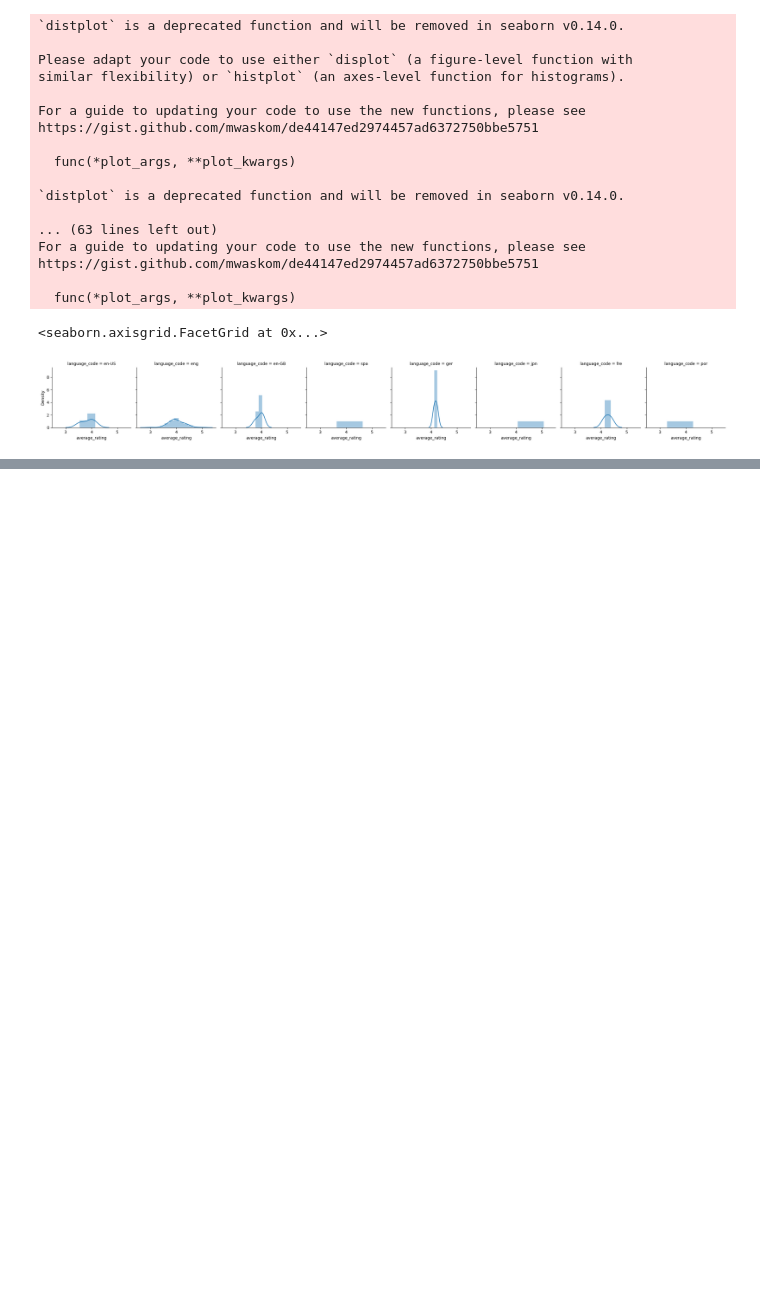
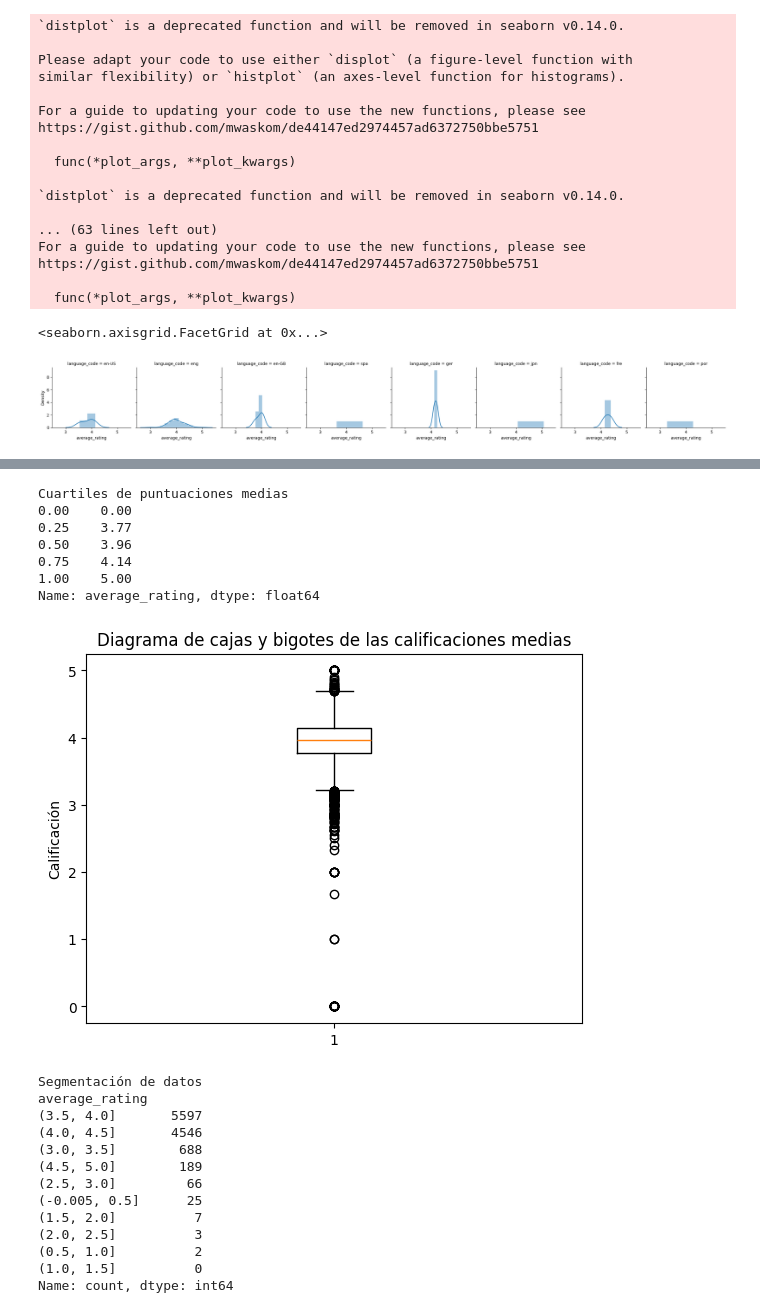
Before and after one commit to Tancho340/Ciencia_de_Datos, a Jupyter notebook: Ciencia_de_Datos_Dataset_Libros.ipynb, the cells around one changed output, grey strips where cells are left out. Drawn from its saved outputs; the diff is of its cells as text; code cells hidden in the pictures; blank space fills up the shorter version.

```diff
--- a/Ciencia_de_Datos_Dataset_Libros.ipynb
+++ b/Ciencia_de_Datos_Dataset_Libros.ipynb
@@ -6,6 +6,12 @@ Link: https://www.kaggle.com/datasets/jealousleopard/goodreadsbooks
 3. Obtener las medidas centrales
 4. Analizar graficas
 # %%
+try:
+    from google.colab import drive
+    drive.mount('/content/drive')
+except:
+    exit (1)
+
 try:
     from statsmodels import robust
     import wquantiles
@@ -20,4 +26,4 @@ from scipy.stats import trim_mean
 import seaborn as sns
 import matplotlib.pyplot as plt
 
-db = pd.read_csv ("/content/books.csv")
+db = pd.read_csv ("/content/drive/MyDrive/UNAB/Fundamentos de Ciencia de Datos/books.csv")
@@ -135,0 +198,48 @@ https://gist.github.com/mwaskom/de44147ed2974457ad6372750bbe5751
+# %%
+# Gráficas
+
+print ("Cuartiles de puntuaciones medias")
+print (db['average_rating'].quantile ([0, 0.25, 0.5, 0.75, 1]))
+print ()
+
+plt.figure (1)
+plt.boxplot (db['average_rating'])
+plt.title ("Diagrama de cajas y bigotes de las calificaciones medias")
+plt.ylabel ("Calificación")
+plt.show ()
+
+print ()
+print ("Segmentación de datos")
+bins = pd.cut(db['average_rating'], 10)
+print (bins.value_counts())
+
+plt.figure (2)
+plt.hist (db['average_rating'], density = True)
+db['average_rating'].plot.density()
+plt.title ("Histograma de frecuencia de calificaciones medias")
+plt.xlim ([0, 5])
+plt.show ()
+
+# Los datos atípicos inferiores a Q1-1.5*RIC tienen mayor varaición de que los Q3+1.5*RIC.
+# %% [output]
+Cuartiles de puntuaciones medias
+0.00    0.00
+0.25    3.77
+0.50    3.96
+0.75    4.14
+1.00    5.00
+Name: average_rating, dtype: float64
+[figure, added]
+Segmentación de datos
+average_rating
+(3.5, 4.0]       5597
+(4.0, 4.5]       4546
+(3.0, 3.5]        688
+(4.5, 5.0]        189
+(2.5, 3.0]         66
+(-0.005, 0.5]      25
+(1.5, 2.0]          7
+(2.0, 2.5]          3
+(0.5, 1.0]          2
+(1.0, 1.5]          0
+Name: count, dtype: int64
```
Also changed, not shown: parts of 9 cells of this notebook.
